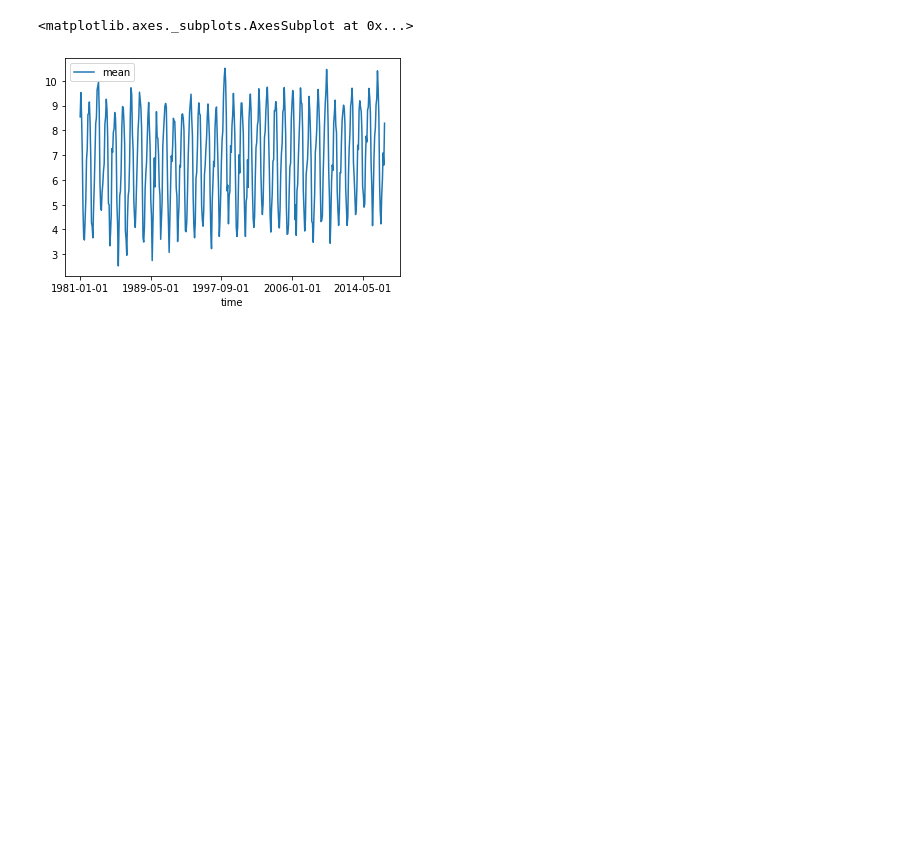
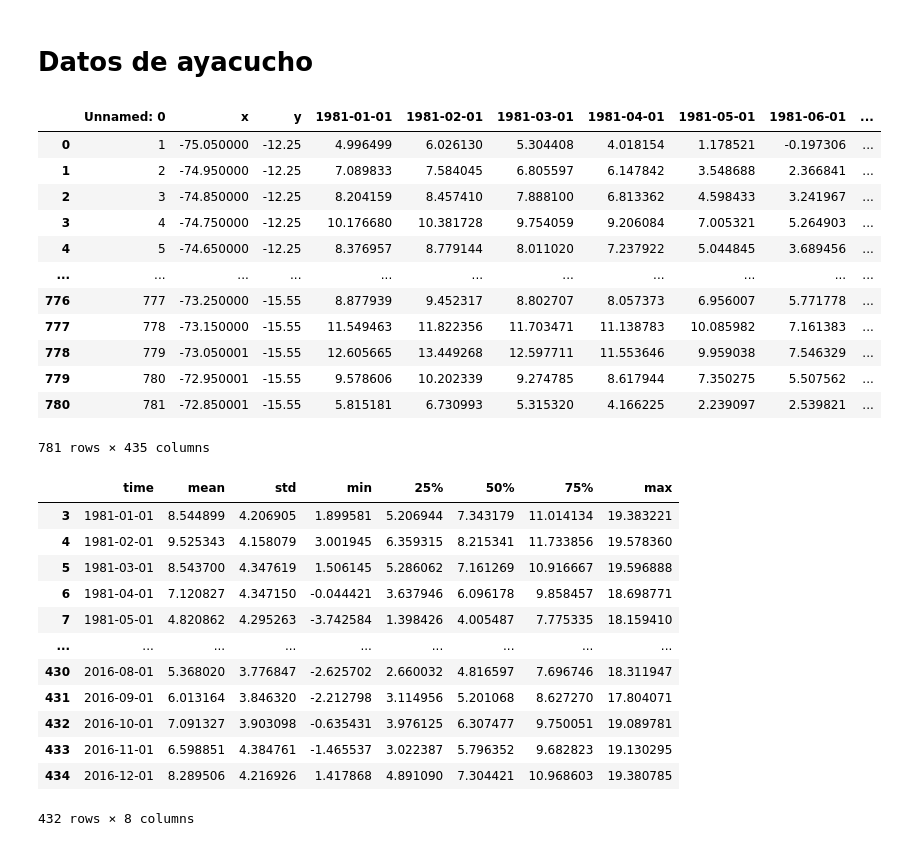
Before and after one commit to AoiToori/dat, a Jupyter notebook: trat.ipynb, the cells around one changed output. Cells and saved outputs as stored; diff of their text form; code cells hidden in the pictures; blank space fills up the shorter version.

```diff
--- a/trat.ipynb
+++ b/trat.ipynb
@@ -5,14 +5,42 @@ import plotnine as p9
+# %% [markdown]
+# Datos de ayacucho
 # %%
-tmin_ay=pd.read_csv('hist_tmin_mensual_ayac.csv',index_col=None)
-tmax_ay=pd.read_csv('hist_tmax_mensual_ayac.csv',index_col=None)
-t_ay=pd.read_csv('hist_temp_mensual_ayac.csv',index_col=None)
+tmin_ay=pd.read_csv('https://raw.githubusercontent.com/AoiToori/dat/master/hist_tmin_mensual_ayac.csv',index_col=None)
+tmax_ay=pd.read_csv('https://raw.githubusercontent.com/AoiToori/dat/master/hist_tmax_mensual_ayac.csv',index_col=None)
+t_ay=pd.read_csv('https://raw.githubusercontent.com/AoiToori/dat/master/hist_temp_mensual_ayac.csv',index_col=None)
+tmin_ay
+# %% [output]
+|  | Unnamed: 0 | x | y | 1981-01-01 | 1981-02-01 | 1981-03-01 | 1981-04-01 | 1981-05-01 | 1981-06-01 | ... |
+| 0 | 1 | -75.050000 | -12.25 | 4.996499 | 6.026130 | 5.304408 | 4.018154 | 1.178521 | -0.197306 | ... |
+| 1 | 2 | -74.950000 | -12.25 | 7.089833 | 7.584045 | 6.805597 | 6.147842 | 3.548688 | 2.366841 | ... |
+| 2 | 3 | -74.850000 | -12.25 | 8.204159 | 8.457410 | 7.888100 | 6.813362 | 4.598433 | 3.241967 | ... |
+| 3 | 4 | -74.750000 | -12.25 | 10.176680 | 10.381728 | 9.754059 | 9.206084 | 7.005321 | 5.264903 | ... |
+| 4 | 5 | -74.650000 | -12.25 | 8.376957 | 8.779144 | 8.011020 | 7.237922 | 5.044845 | 3.689456 | ... |
+| ... | ... | ... | ... | ... | ... | ... | ... | ... | ... | ... |
+| 776 | 777 | -73.250000 | -15.55 | 8.877939 | 9.452317 | 8.802707 | 8.057373 | 6.956007 | 5.771778 | ... |
+| 777 | 778 | -73.150000 | -15.55 | 11.549463 | 11.822356 | 11.703471 | 11.138783 | 10.085982 | 7.161383 | ... |
+| 778 | 779 | -73.050001 | -15.55 | 12.605665 | 13.449268 | 12.597711 | 11.553646 | 9.959038 | 7.546329 | ... |
+| 779 | 780 | -72.950001 | -15.55 | 9.578606 | 10.202339 | 9.274785 | 8.617944 | 7.350275 | 5.507562 | ... |
+| 780 | 781 | -72.850001 | -15.55 | 5.815181 | 6.730993 | 5.315320 | 4.166225 | 2.239097 | 2.539821 | ... |
+781 rows × 435 columns
 # %%
 tmid_ay=tmin_ay.describe().T
-tmid_ay=pd.DataFrame(tmid_ay)
 tmid_ay = tmid_ay.rename_axis('time').reset_index()
-tmid_ay.drop([0,1,2],axis=0).drop(['count'],axis=1).plot(x='time', y='mean')
+tmid_ay=tmid_ay.drop([0,1,2],axis=0).drop(['count'],axis=1)
+tmid_ay
 # %% [output]
+|  | time | mean | std | min | 25% | 50% | 75% | max |
+| 3 | 1981-01-01 | 8.544899 | 4.206905 | 1.899581 | 5.206944 | 7.343179 | 11.014134 | 19.383221 |
+| 4 | 1981-02-01 | 9.525343 | 4.158079 | 3.001945 | 6.359315 | 8.215341 | 11.733856 | 19.578360 |
+| 5 | 1981-03-01 | 8.543700 | 4.347619 | 1.506145 | 5.286062 | 7.161269 | 10.916667 | 19.596888 |
+| 6 | 1981-04-01 | 7.120827 | 4.347150 | -0.044421 | 3.637946 | 6.096178 | 9.858457 | 18.698771 |
+| 7 | 1981-05-01 | 4.820862 | 4.295263 | -3.742584 | 1.398426 | 4.005487 | 7.775335 | 18.159410 |
+| ... | ... | ... | ... | ... | ... | ... | ... | ... |
+| 430 | 2016-08-01 | 5.368020 | 3.776847 | -2.625702 | 2.660032 | 4.816597 | 7.696746 | 18.311947 |
+| 431 | 2016-09-01 | 6.013164 | 3.846320 | -2.212798 | 3.114956 | 5.201068 | 8.627270 | 17.804071 |
+| 432 | 2016-10-01 | 7.091327 | 3.903098 | -0.635431 | 3.976125 | 6.307477 | 9.750051 | 19.089781 |
+| 433 | 2016-11-01 | 6.598851 | 4.384761 | -1.465537 | 3.022387 | 5.796352 | 9.682823 | 19.130295 |
+| 434 | 2016-12-01 | 8.289506 | 4.216926 | 1.417868 | 4.891090 | 7.304421 | 10.968603 | 19.380785 |
-<matplotlib.axes._subplots.AxesSubplot at 0x...>
+432 rows × 8 columns
-[figure, removed]
 # %%
 tmad_ay=tmax_ay.describe().T
```
Also changed, not shown: parts of 12 cells of this notebook.
